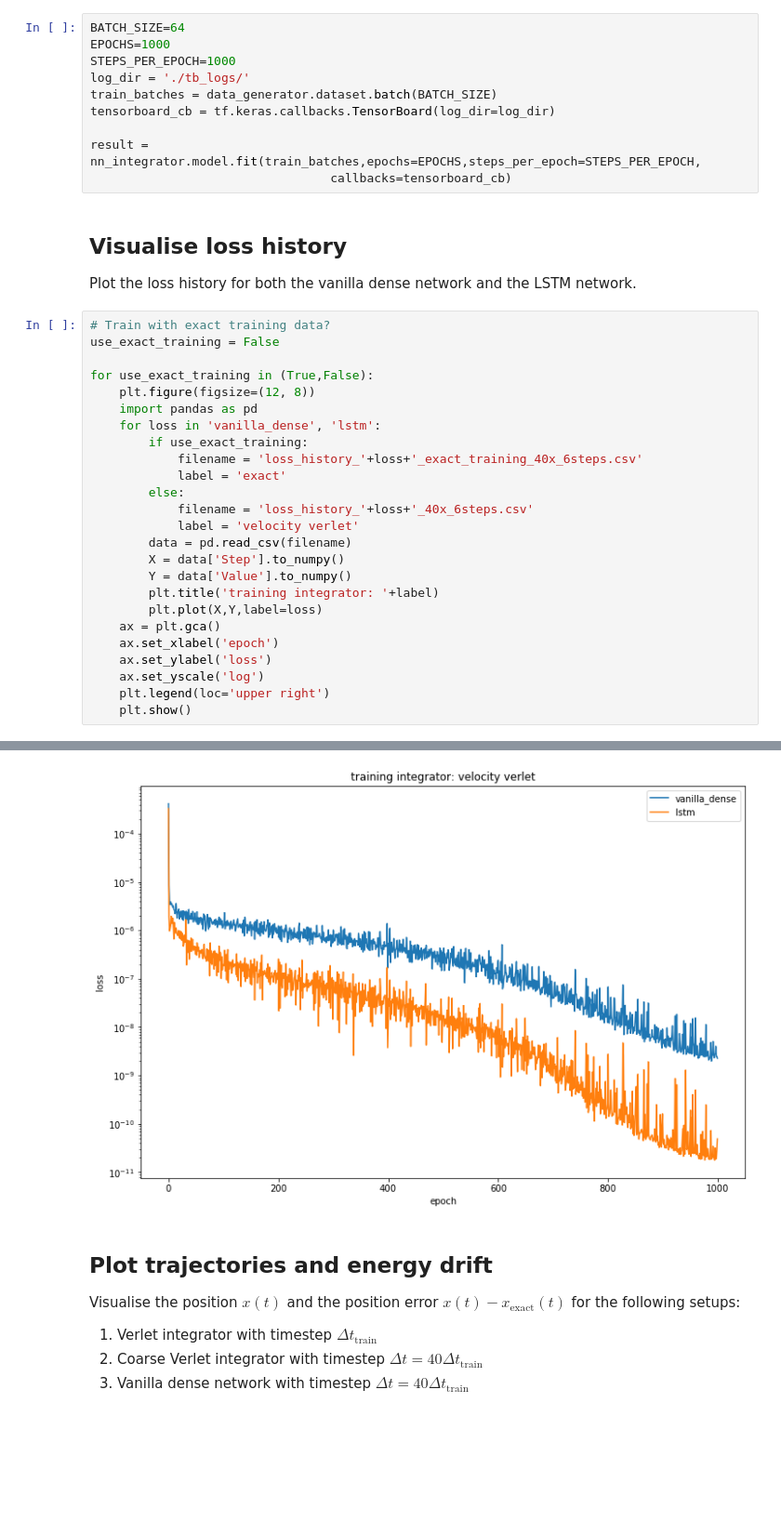
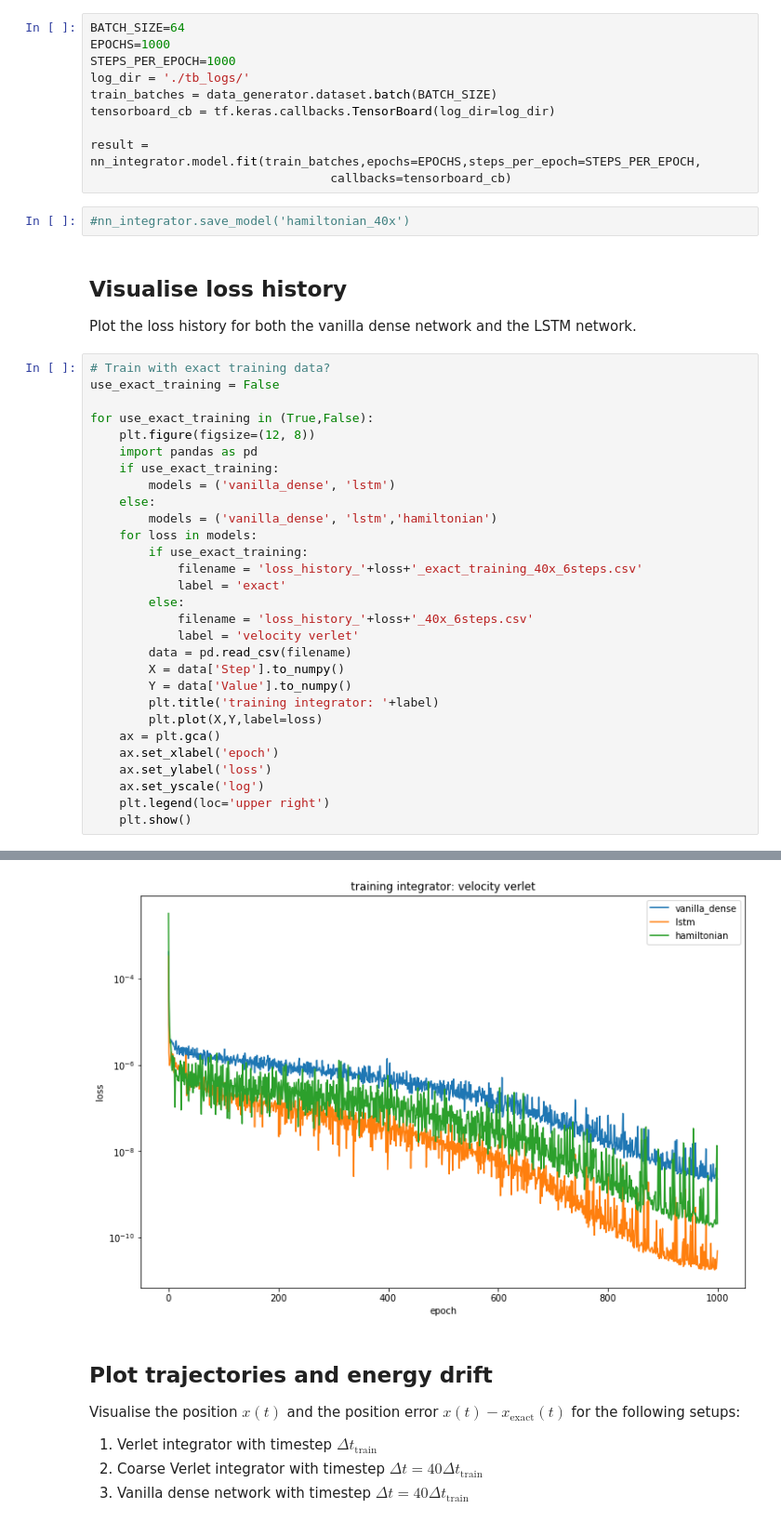
Before and after one commit to eikehmueller/neuralnetworkintegrators, a Jupyter notebook: NNIntegrator.ipynb, the cells around one changed output, grey strips where cells are left out. Shown at 93% size. Drawn from its saved outputs; the diff is of its cells as text; blank space fills up the shorter version.

```diff
--- a/NNIntegrator.ipynb
+++ b/NNIntegrator.ipynb
@@ -298,6 +397,8 @@ tensorboard_cb = tf.keras.callbacks.TensorBoard(log_dir=log_dir)
 
 result = nn_integrator.model.fit(train_batches,epochs=EPOCHS,steps_per_epoch=STEPS_PER_EPOCH,
                                  callbacks=tensorboard_cb)
+# %%
+#nn_integrator.save_model('hamiltonian_40x')
 # %% [markdown]
 ## Visualise loss history
 
@@ -305,31 +406,35 @@ Plot the loss history for both the vanilla dense network and the LSTM network.
 # %%
 # Train with exact training data?
 use_exact_training = False
 
 for use_exact_training in (True,False):
     plt.figure(figsize=(12, 8))
     import pandas as pd
-    for loss in 'vanilla_dense', 'lstm':
+    if use_exact_training:
+        models = ('vanilla_dense', 'lstm')
+    else:
+        models = ('vanilla_dense', 'lstm','hamiltonian')
+    for loss in models:
         if use_exact_training:
             filename = 'loss_history_'+loss+'_exact_training_40x_6steps.csv'
             label = 'exact'
         else:
             filename = 'loss_history_'+loss+'_40x_6steps.csv'
             label = 'velocity verlet'
         data = pd.read_csv(filename)
         X = data['Step'].to_numpy()
         Y = data['Value'].to_numpy()
         plt.title('training integrator: '+label)
         plt.plot(X,Y,label=loss)
     ax = plt.gca()
     ax.set_xlabel('epoch')
     ax.set_ylabel('loss')
     ax.set_yscale('log')
     plt.legend(loc='upper right')
     plt.show()
 # %% [output]
 [figure]
-[figure, old version]
+[figure, new version]
 # %% [markdown]
 ## Plot trajectories and energy drift
 
```
Also changed, not shown: parts of 6 cells of this notebook.
